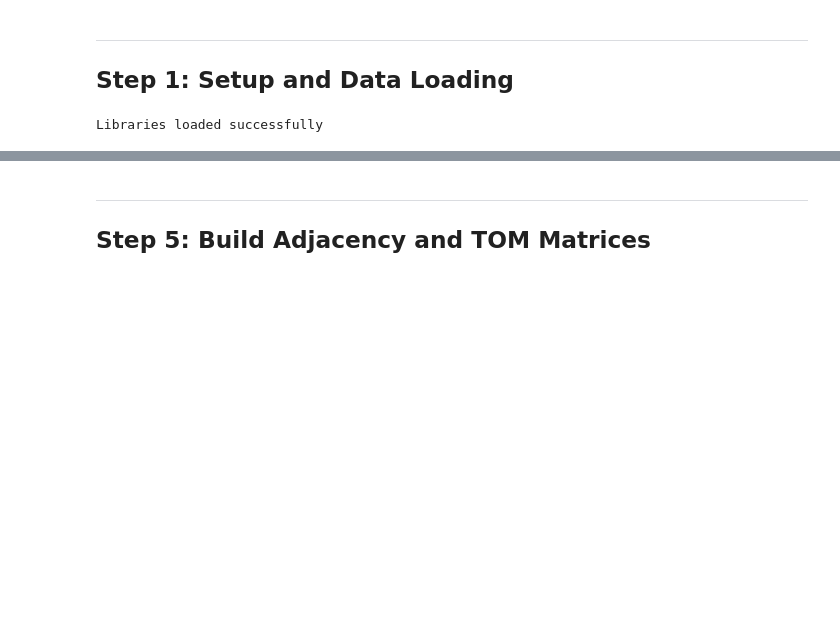
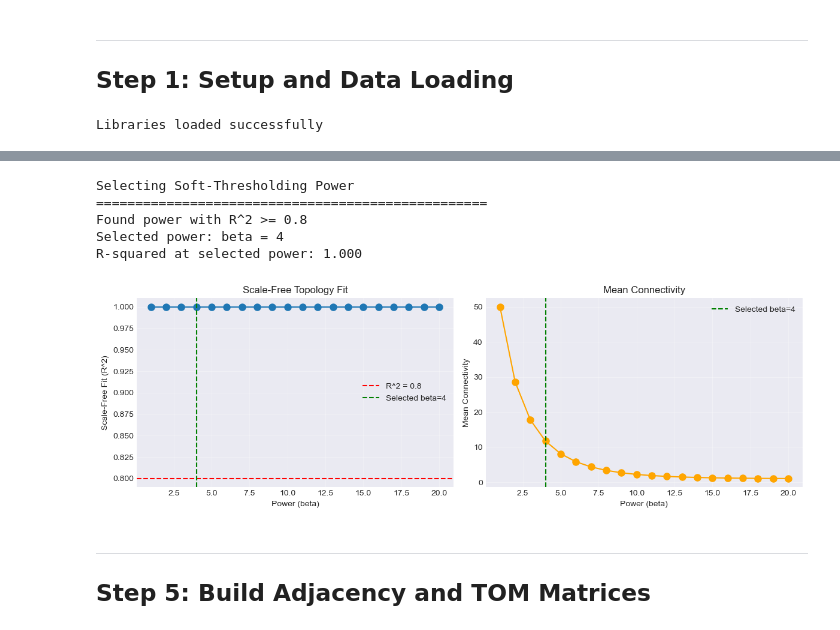
Before and after one commit to vladimirkovacevic/multiomics, a Jupyter notebook: notebooks/3_WGCNA.ipynb, the cells around one changed output, grey strips where cells are left out. Cells and saved outputs as stored; diff of their text form; code cells hidden in the pictures; blank space fills up the shorter version.

```diff
--- a/notebooks/3_WGCNA.ipynb
+++ b/notebooks/3_WGCNA.ipynb
@@ -290,3 +255,81 @@ R-squared at selected power: 1.000
+# %%
+# -----------------------------------------------------------------------------
+# Step 4 — Pick the soft-thresholding power β
+#
+# WGCNA converts correlations into network adjacencies via:
+#       a_ij = |cor(i, j)|^β
+# Higher β crushes weak correlations toward 0 while leaving strong ones near 1.
+# This sparsifies the network so a power-law (scale-free) degree distribution
+# can emerge — a hallmark of biological networks (few hubs, many leaves).
+#
+# Selection rule: smallest β with R² ≥ 0.8 of the log-log fit P(k) ~ k^(-γ).
+# If no β reaches 0.8, fall back to 6 (unsigned default) or 12 (signed default).
+# -----------------------------------------------------------------------------
+print("Selecting Soft-Thresholding Power")
+print("="*50)
+
+powers = range(1, 21)
+results = []
+
+# Scan β = 1..20, computing scale-free fit at each value
+for beta in powers:
+    # Adjacency at this β
+    A_b = np.abs(S.values) ** beta
+
+    # Node connectivity k_i = sum of edge weights on node i
+    k = A_b.sum(axis=1)
+
+    # Build empirical degree distribution P(k) and fit log-log line
+    k_unique, k_counts = np.unique(k[k > 0], return_counts=True)
+    if len(k_unique) >= 3:
+        log_k = np.log10(k_unique).reshape(-1, 1)
+        log_pk = np.log10(k_counts)
+        model = LinearRegression().fit(log_k, log_pk)
+        r_sq = model.score(log_k, log_pk)
+    else:
+        r_sq = 0  # too few unique k values for a meaningful fit
+    results.append({'Power': beta, 'R_squared': r_sq, 'Mean_k': k.mean()})
+
+sft_df = pd.DataFrame(results)
+
+# Apply selection rule: first β with both R² ≥ 0.8 and reasonable connectivity
+good = sft_df[(sft_df['R_squared'] >= 0.8) & (sft_df['Power'] >= 4)]
+if len(good) > 0:
+    beta_optimal = int(good.iloc[0]['Power'])
+    print("Found power with R^2 >= 0.8")
+else:
+    beta_optimal = 6
+    print("Using default power=6 (standard for unsigned networks)")
+
+print(f"Selected power: beta = {beta_optimal}")
+print(f"R-squared at selected power: "
+      f"{sft_df[sft_df['Power']==beta_optimal]['R_squared'].values[0]:.3f}")
+
+# Two diagnostic plots:
+#   left  — scale-free fit R² (we want this ≥ 0.8)
+#   right — mean connectivity (we don't want it collapsing toward 0)
+fig, (ax1, ax2) = plt.subplots(1, 2, figsize=(12, 4))
+ax1.plot(sft_df['Power'], sft_df['R_squared'], 'o-', markersize=8)
+ax1.axhline(y=0.8, color='red', linestyle='--', label='R^2 = 0.8')
+ax1.axvline(x=beta_optimal, color='green', linestyle='--',
+            label=f'Selected beta={beta_optimal}')
+ax1.set_xlabel('Power (beta)'); ax1.set_ylabel('Scale-Free Fit (R^2)')
+ax1.set_title('Scale-Free Topology Fit'); ax1.legend(); ax1.grid(True, alpha=0.3)
+
+ax2.plot(sft_df['Power'], sft_df['Mean_k'], 'o-', color='orange', markersize=8)
+ax2.axvline(x=beta_optimal, color='green', linestyle='--',
+            label=f'Selected beta={beta_optimal}')
+ax2.set_xlabel('Power (beta)'); ax2.set_ylabel('Mean Connectivity')
+ax2.set_title('Mean Connectivity'); ax2.legend(); ax2.grid(True, alpha=0.3)
+
+plt.tight_layout(); plt.show()
+# %% [output]
+Selecting Soft-Thresholding Power
+==================================================
+Found power with R^2 >= 0.8
+Selected power: beta = 4
+R-squared at selected power: 1.000
+[figure, added]
 # %% [markdown]
 ---
 ## Step 5: Build Adjacency and TOM Matrices
```
Also changed, not shown: parts of 47 cells of this notebook, 3 other files.
